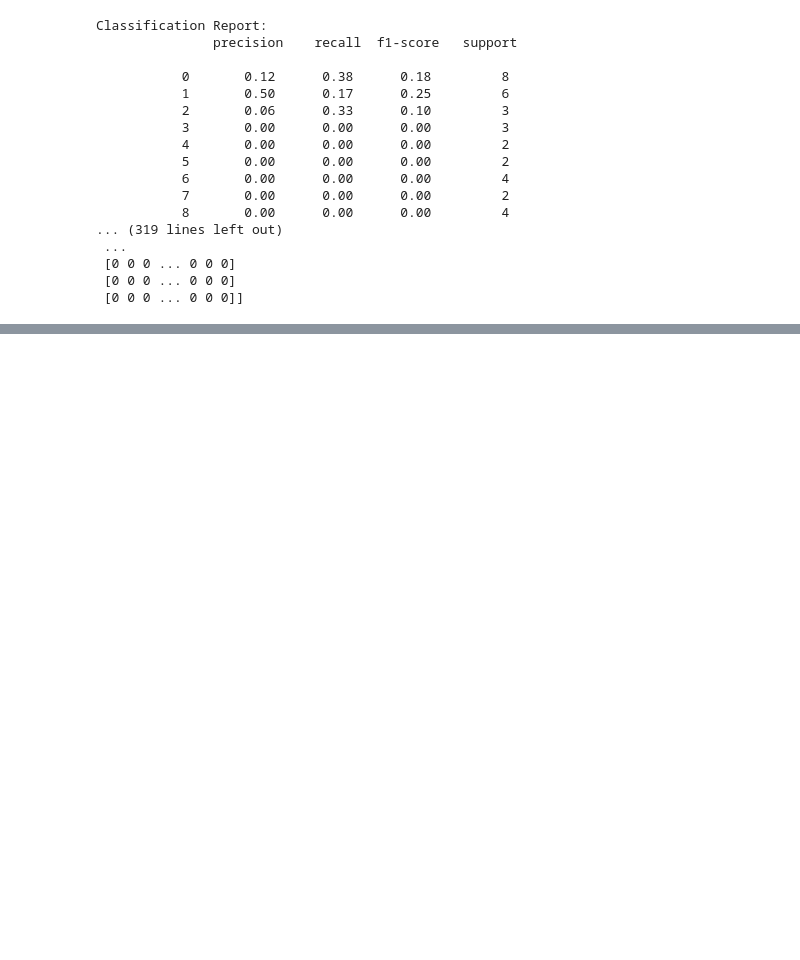
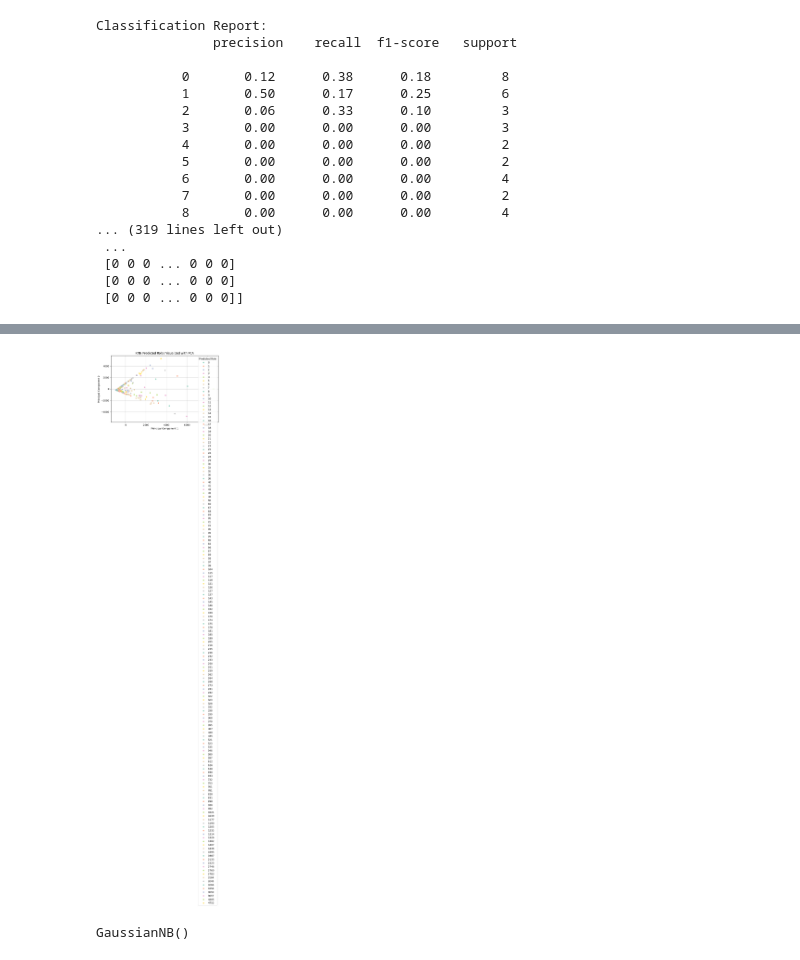
Before and after one commit to Lokitha-S/project, a Jupyter notebook: ODI.ipynb, the cells around one changed output, grey strips where cells are left out. Cells and saved outputs as stored; diff of their text form; code cells hidden in the pictures; blank space fills up the shorter version.

```diff
--- a/ODI.ipynb
+++ b/ODI.ipynb
@@ -92,7 +92,7 @@ print(outliers[num_col ])
 Outliers detected:
 Series([], Name: matches_won, dtype: int64)
 # %%
-df['strike_rate'] = pd.to_numeric(df['strike_rate'])
+df['strike_rate'] = pd.to_numeric(df['strike_rate'],errors='coerce')
 df['average'] = pd.to_numeric(df['average'], errors='coerce')
 df['percentage'] = pd.to_numeric(df['percentage'], errors='coerce')
 # %%
@@ -390,0 +396,18 @@ NameError: name 'X_scaled' is not defined
+# %%
+knn = KNeighborsClassifier(n_neighbors=5)
+knn.fit(X_train, y_train)
+y_pred = knn.predict(X_test)
+# %%
+pca = PCA(n_components=2)
+X_test_pca = pca.fit_transform(X_test)
+# %%
+plt.figure(figsize=(8, 5))
+sns.scatterplot(x=X_test_pca[:, 0], y=X_test_pca[:, 1], hue=y_pred, palette='Set2', alpha=0.7)
+plt.title('KNN Predicted Roles Visualized with PCA')
+plt.xlabel('Principal Component 1')
+plt.ylabel('Principal Component 2')
+plt.legend(title='Predicted Role')
+plt.grid(True)
+plt.show()
+# %% [output]
+[figure, added]
@@ -390,0 +421,5 @@ NameError: name 'X_scaled' is not defined
+# %%
+model = GaussianNB()
+model.fit(X_train, y_train)
+# %% [output]
+GaussianNB()
```
Also changed, not shown: parts of 20 cells of this notebook.
